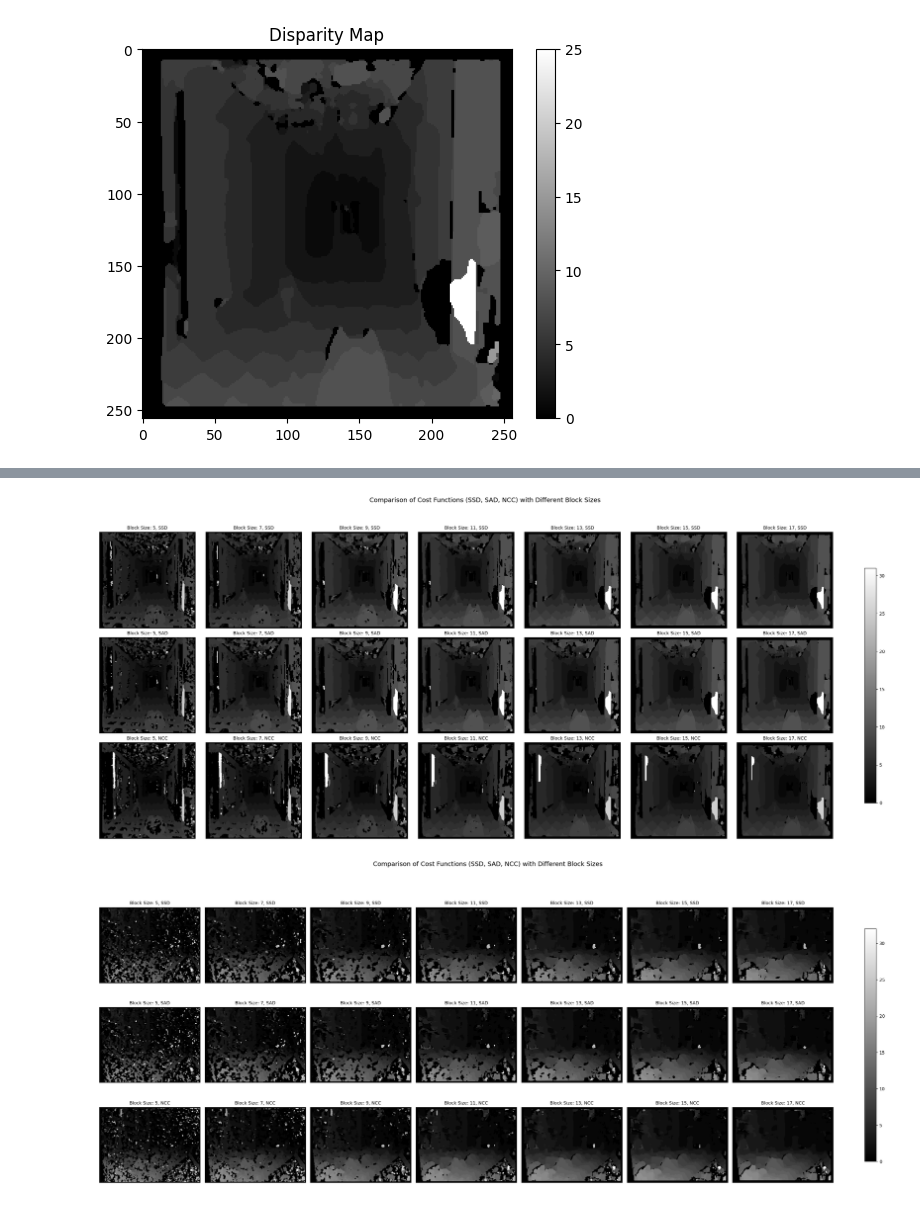
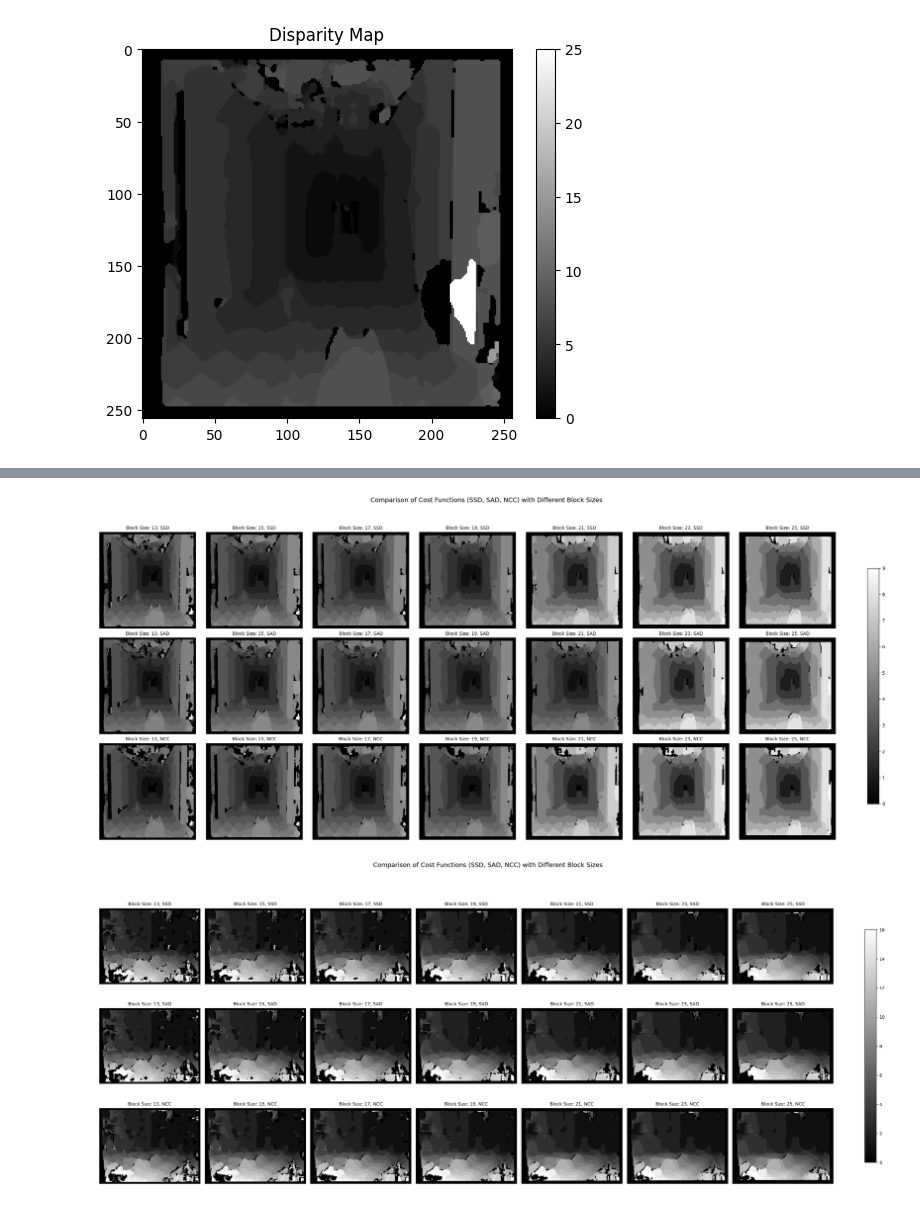
Before and after one commit to SkAndMl/AI6121-Computer-Vision, a Jupyter notebook: Assignment-2 Disparity/disaprity.ipynb, the cells around one changed output, grey strips where cells are left out. Drawn from its saved outputs; the diff is of its cells as text; code cells hidden in the pictures.

```diff
--- a/Assignment-2 Disparity/disaprity.ipynb
+++ b/Assignment-2 Disparity/disaprity.ipynb
@@ -211,21 +211,21 @@ def plot_cost_function_comparison(block_sizes, left_img_path, right_img_path, se
     plt.show()
 # %%
 plot_cost_function_comparison(
-    block_sizes = [i for i in range(5, 19, 2)],
+    block_sizes=list(range(13, 27, 2)),
     left_img_path="images/corridorl.jpg",
     right_img_path="images/corridorr.jpg",
-    search_width=32,
+    search_width=16,
     save_fig="cost_functions_corridor.png"
 )
 # %% [output]
-[figure, old version]
+[figure, new version]
 # %%
 plot_cost_function_comparison(
-    block_sizes = [i for i in range(5, 19, 2)],
+    block_sizes = [i for i in range(13, 27, 2)],
     left_img_path="images/triclopsi2l.jpg",
     right_img_path="images/triclopsi2r.jpg",
-    search_width=32,
+    search_width=16,
     save_fig="cost_functions_triclopsi.png"
 )
 # %% [output]
-[figure, old version]
+[figure, new version]
```
Also changed, not shown: parts of 2 cells of this notebook, 4 other files.
